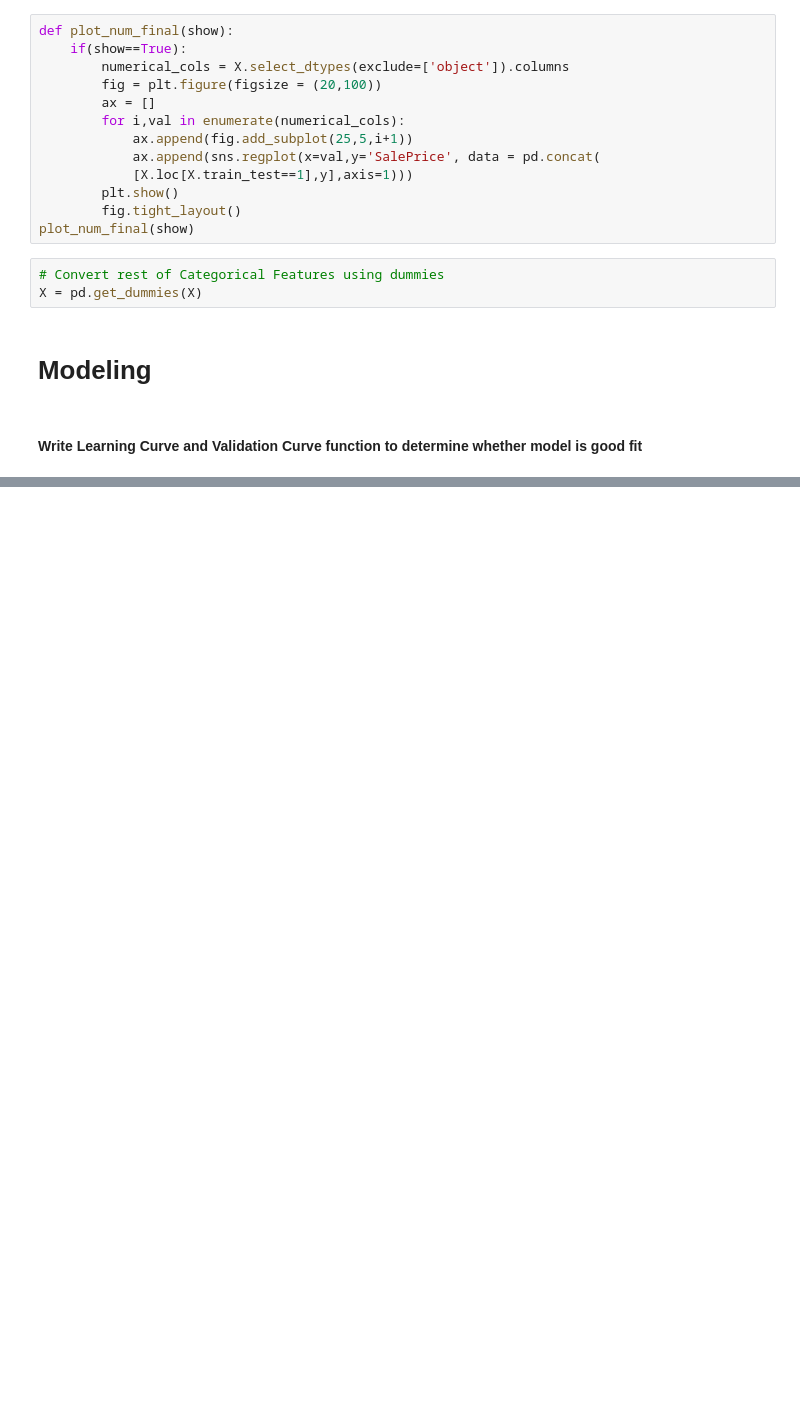
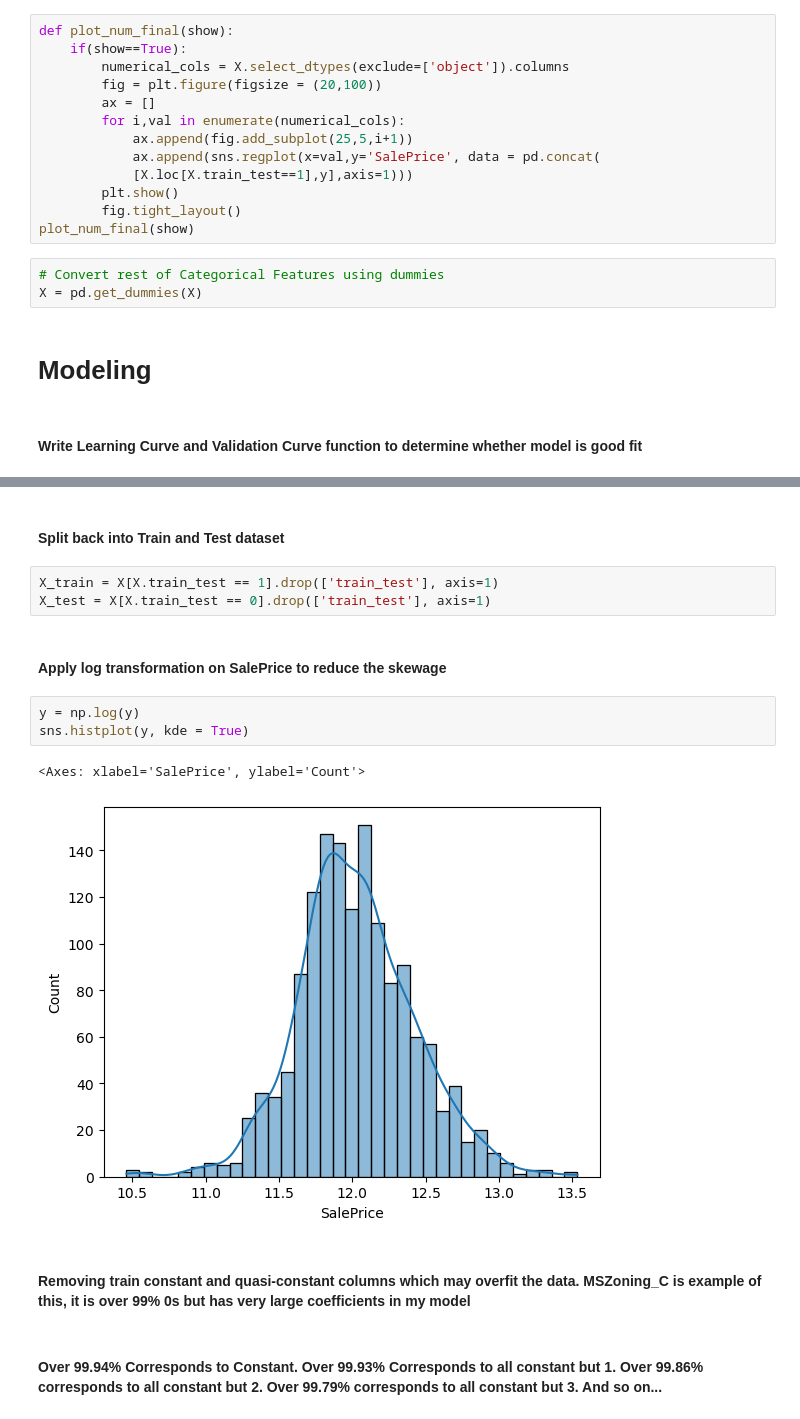
Before and after one commit to quochuy242/home-prices-prediction, a Jupyter notebook: train_model.ipynb, the cells around one changed output, grey strips where cells are left out. Drawn from its saved outputs; the diff is of its cells as text; blank space fills up the shorter version.

```diff
--- a/train_model.ipynb
+++ b/train_model.ipynb
@@ -706,0 +754,17 @@ X = pd.get_dummies(X)
+# %% [markdown]
+#### Split back into Train and Test dataset
+# %%
+X_train = X[X.train_test == 1].drop(['train_test'], axis=1)
+X_test = X[X.train_test == 0].drop(['train_test'], axis=1)
+# %% [markdown]
+#### Apply log transformation on SalePrice to reduce the skewage
+# %%
+y = np.log(y)
+sns.histplot(y, kde = True)
+# %% [output]
+<Axes: xlabel='SalePrice', ylabel='Count'>
+[figure, added]
+# %% [markdown]
+#### Removing train constant and quasi-constant columns which may overfit the data. MSZoning_C is example of this, it is over 99% 0s but has very large coefficients in my model
+# %% [markdown]
+#### Over 99.94% Corresponds to Constant. Over 99.93% Corresponds to all constant but 1. Over 99.86% corresponds to all constant but 2. Over 99.79% corresponds to all constant but 3. And so on...
```
Also changed, not shown: parts of 9 cells of this notebook.
